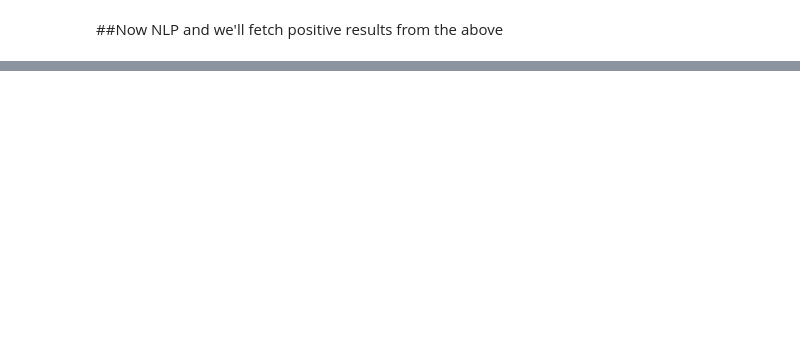
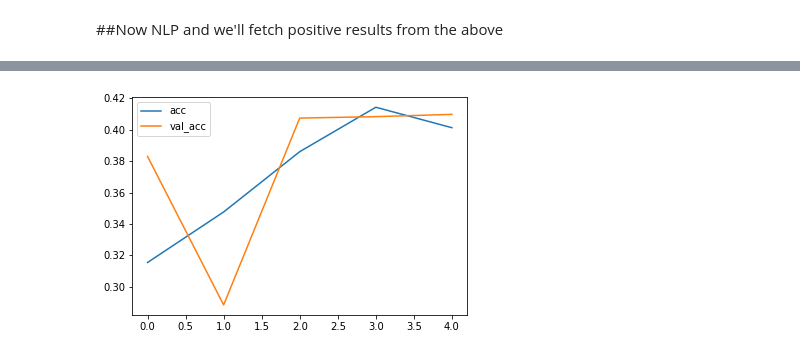
Before and after one commit to CLASHERBROs/datasicence-minor-project, a Jupyter notebook: data_sci_eval.ipynb, the cells around one changed output, grey strips where cells are left out. Cells and saved outputs as stored; diff of their text form; code cells hidden in the pictures; blank space fills up the shorter version.

Commit message:
Added models

```diff
--- a/data_sci_eval.ipynb
+++ b/data_sci_eval.ipynb
@@ -195,0 +207,3 @@ test_df
+# %%
+sentiment_label = tweet_df.sentiment.factorize()
+sentiment_label
@@ -195,0 +213,10 @@ test_df
+# %%
+from tensorflow.keras.preprocessing.text import Tokenizer
+from tensorflow.keras.preprocessing.sequence import pad_sequences
+
+tweet = tweet_df.text.values.astype("str")
+tokenizer = Tokenizer(num_words=5000)
+tokenizer.fit_on_texts(tweet)
+vocab_size = len(tokenizer.word_index) + 1
+encoded_docs = tokenizer.texts_to_sequences(tweet)
+padded_sequence = pad_sequences(encoded_docs, maxlen=200)
@@ -195,0 +249,15 @@ test_df
+# %%
+# Build the model
+from tensorflow.keras.models import Sequential
+from tensorflow.keras.layers import LSTM,Dense, Dropout, SpatialDropout1D
+from tensorflow.keras.layers import Embedding
+
+embedding_vector_length = 32
+model = Sequential()
+model.add(Embedding(vocab_size, embedding_vector_length, input_length=200) )
+model.add(SpatialDropout1D(0.25))
+model.add(LSTM(50, dropout=0.5, recurrent_dropout=0.5))
+model.add(Dropout(0.2))
+model.add(Dense(1, activation='sigmoid'))
+model.compile(loss='binary_crossentropy',optimizer='adam', metrics=['accuracy'])
+print(model.summary())
@@ -195,0 +287,2 @@ test_df
+# %%
+history = model.fit(padded_sequence,sentiment_label[0],validation_split=0.2, epochs=5, batch_size=32)
@@ -195,0 +300,9 @@ test_df
+# %%
+from matplotlib import pyplot as plt
+
+plt.plot(history.history['accuracy'], label='acc')
+plt.plot(history.history['val_accuracy'], label='val_acc')
+plt.legend()
+plt.show()
+# %% [output]
+[figure, added]
```
Also changed, not shown: parts of 54 cells of this notebook.
